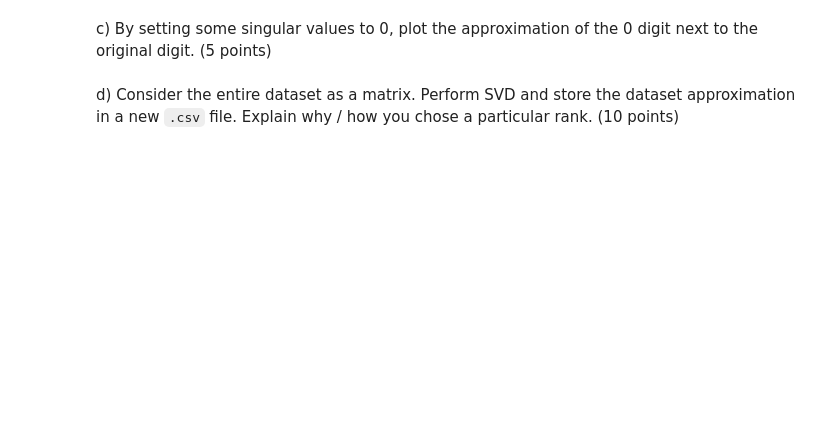
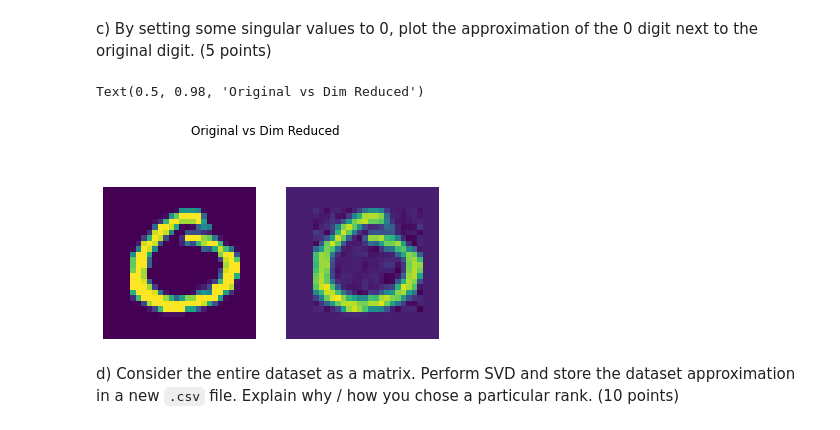
Before and after one commit to ivanisakov99/CS506, a Jupyter notebook: HW/3. SVD/homework3.ipynb, the cells around one changed output. Cells and saved outputs as stored; diff of their text form; code cells hidden in the pictures; blank space fills up the shorter version.

```diff
--- a/HW/3. SVD/homework3.ipynb
+++ b/HW/3. SVD/homework3.ipynb
@@ -37,13 +47,16 @@ c) By setting some singular values to 0, plot the approximation of the 0 digit n
 # %%
 rank = 6
 compressed_zero = u[:, :rank] @ np.diag(s[:rank]) @ v[:rank]
 
 fig, axes = plt.subplots(1, 2)
 axes[0].imshow(zero)
 axes[0].set_axis_off()
 axes[1].imshow(compressed_zero)
 axes[1].set_axis_off()
-fig.suptitle('Original vs Compressed')
+fig.suptitle('Original vs Dim Reduced')
+# %% [output]
+Text(0.5, 0.98, 'Original vs Dim Reduced')
+[figure, added]
 # %% [markdown]
 d) Consider the entire dataset as a matrix. Perform SVD and store the dataset approximation in a new `.csv` file. Explain why / how you chose a particular rank. (10 points)
 # %%
```
Also changed, not shown: parts of 24 cells of this notebook.
